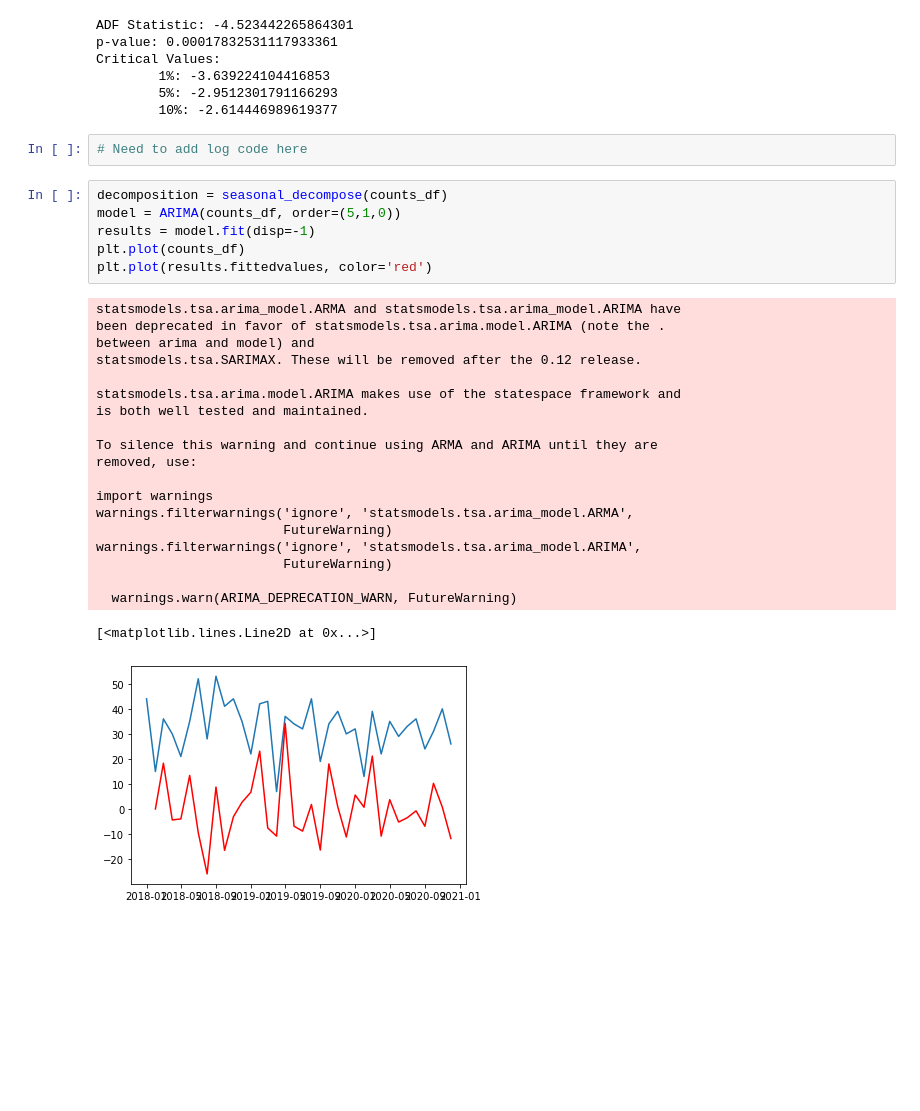
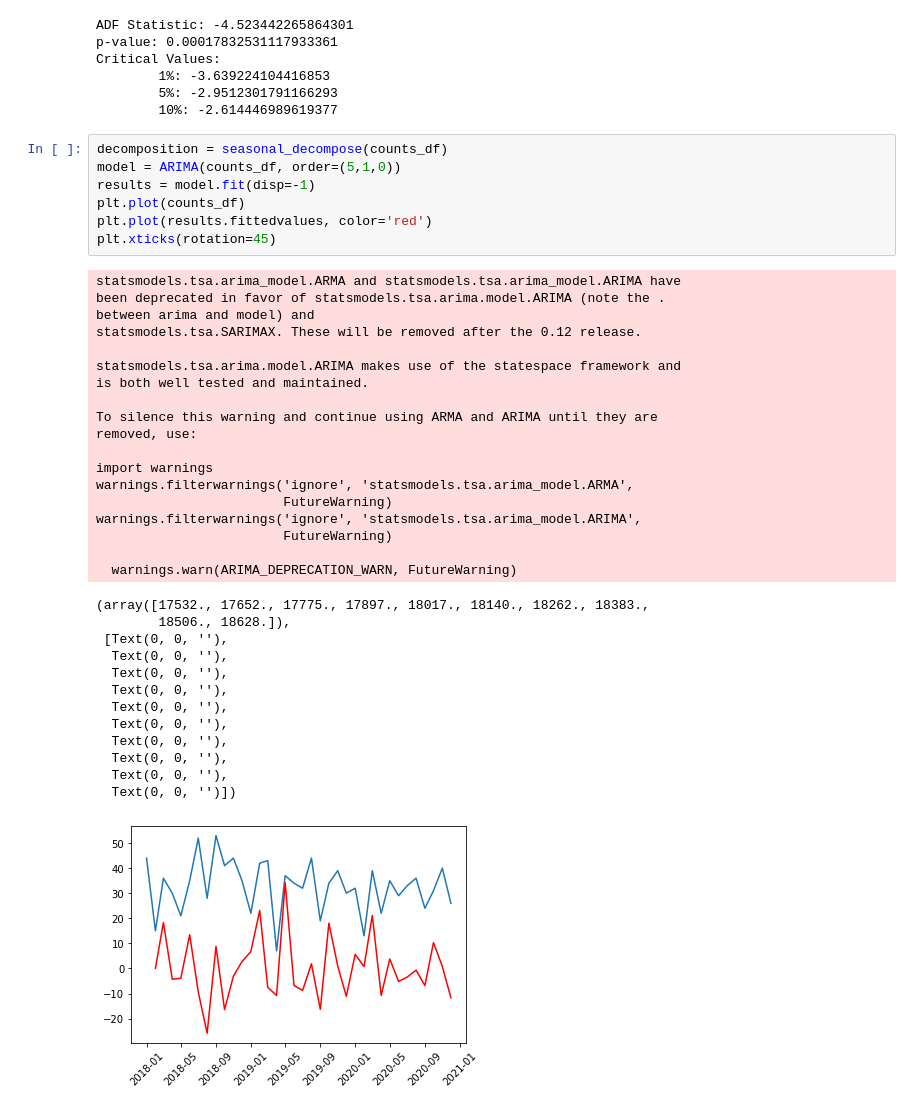
Before and after one commit to JSischo/Waupaca_repo, a Jupyter notebook: ARIMA_model.ipynb, the cells around one changed output. Drawn from its saved outputs; the diff is of its cells as text; blank space fills up the shorter version.

```diff
--- a/ARIMA_model.ipynb
+++ b/ARIMA_model.ipynb
@@ -255,35 +224,45 @@ Critical Values:
         1%: -3.639224104416853
         5%: -2.9512301791166293
         10%: -2.614446989619377
-# %%
-# Need to add log code here
 # %%
 decomposition = seasonal_decompose(counts_df)
 model = ARIMA(counts_df, order=(5,1,0))
 results = model.fit(disp=-1)
 plt.plot(counts_df)
 plt.plot(results.fittedvalues, color='red')
+plt.xticks(rotation=45)
 # %% [output]
 statsmodels.tsa.arima_model.ARMA and statsmodels.tsa.arima_model.ARIMA have
 been deprecated in favor of statsmodels.tsa.arima.model.ARIMA (note the .
 between arima and model) and
 statsmodels.tsa.SARIMAX. These will be removed after the 0.12 release.
 
 statsmodels.tsa.arima.model.ARIMA makes use of the statespace framework and
 is both well tested and maintained.
 
 To silence this warning and continue using ARMA and ARIMA until they are
 removed, use:
 
 import warnings
 warnings.filterwarnings('ignore', 'statsmodels.tsa.arima_model.ARMA',
                         FutureWarning)
 warnings.filterwarnings('ignore', 'statsmodels.tsa.arima_model.ARIMA',
                         FutureWarning)
 
   warnings.warn(ARIMA_DEPRECATION_WARN, FutureWarning)
-[<matplotlib.lines.Line2D at 0x...>]
+(array([17532., 17652., 17775., 17897., 18017., 18140., 18262., 18383.,
+        18506., 18628.]),
+ [Text(0, 0, ''),
+  Text(0, 0, ''),
+  Text(0, 0, ''),
+  Text(0, 0, ''),
+  Text(0, 0, ''),
+  Text(0, 0, ''),
+  Text(0, 0, ''),
+  Text(0, 0, ''),
+  Text(0, 0, ''),
+  Text(0, 0, '')])
-[figure, old version]
+[figure, new version]
 # %%
 #predictions_ARIMA_diff = pd.Series(results.fittedvalues, copy=True)
 #predictions_ARIMA_diff_cumsum = predictions_ARIMA_diff.cumsum()
```
Also changed, not shown: parts of 15 cells of this notebook.
